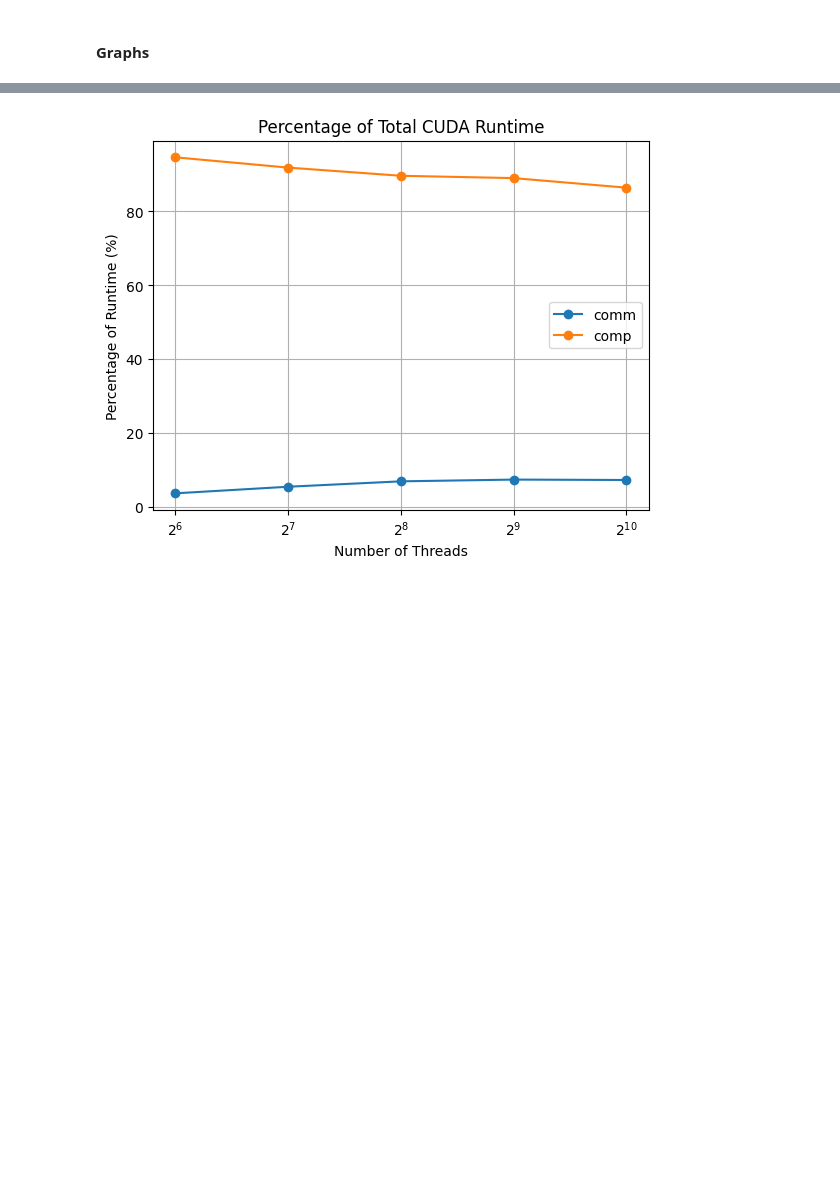
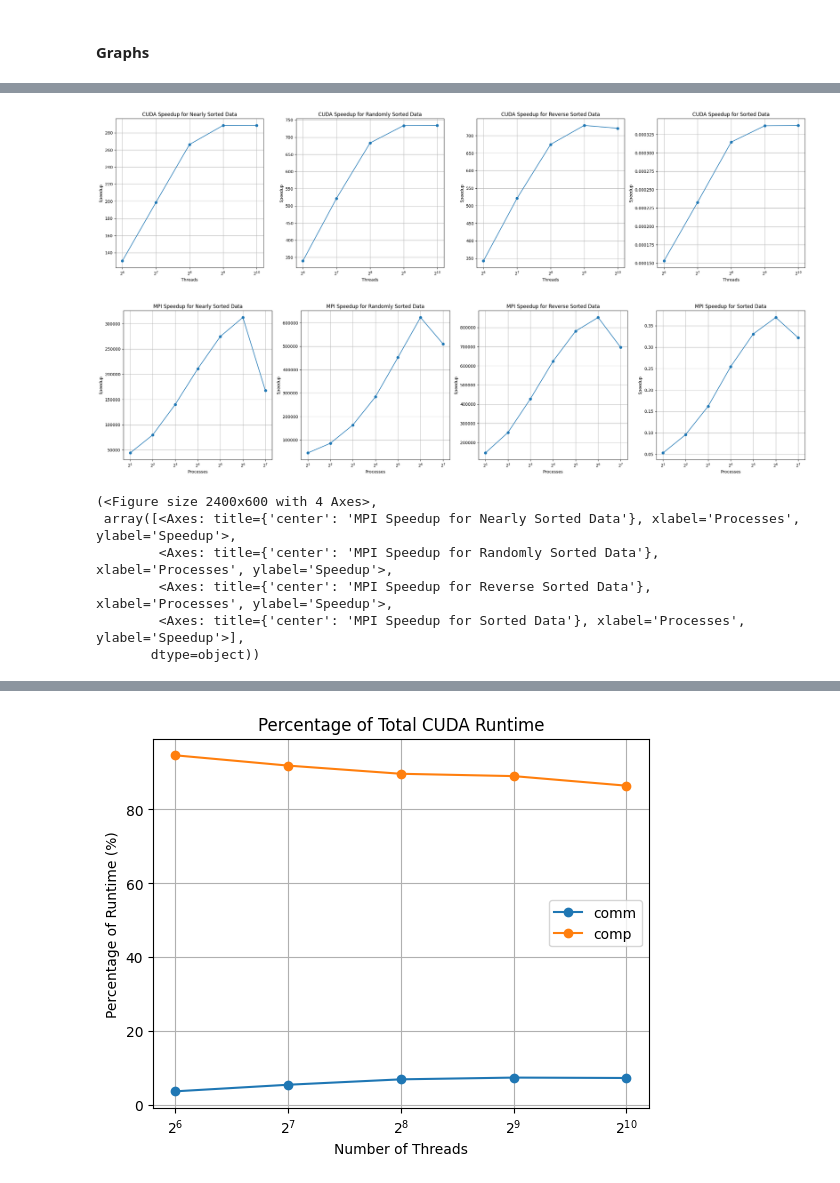
Before and after one commit to ananthk37/ParallelProject, a Jupyter notebook: project-analysis.ipynb, the cells around one changed output, grey strips where cells are left out. Drawn from its saved outputs; the diff is of its cells as text; code cells hidden in the pictures; blank space fills up the shorter version.

```diff
--- a/project-analysis.ipynb
+++ b/project-analysis.ipynb
@@ -257,0 +290,18 @@ def plot_inputs(df, title, xlabel, ylabel):
+# %%
+def plot_speedup(speedup, cuda=True):
+    x = threads if cuda else procs
+    prefix = "CUDA" if cuda else "MPI"
+    xlabel = "Threads" if cuda else "Processes"
+    inputs = ["Nearly Sorted", "Randomly Sorted", "Reverse Sorted", "Sorted"]
+
+    fig, ax = plt.subplots(1, len(speedup), figsize=(24, 6))
+    for i in range(len(speedup)):
+        ax[i].plot(x, speedup[i], marker='o')
+        ax[i].set_title(f"{prefix} Speedup for {inputs[i]} Data")
+        ax[i].set_xlabel(xlabel)
+        ax[i].set_ylabel("Speedup")
+        ax[i].grid(True)
+        ax[i].set_xscale("log", base=2)
+    plt.tight_layout()
+    plt.show()
+    return fig, ax
@@ -308,0 +388,25 @@ plot_inputs(ctk_mpi_2_20.dataframe.loc["comp"], "MPI Computation Time by Input T
+# %%
+# speedup
+speedup_cuda_nearly_comp = [ctk_seq.dataframe[1048576]["Total time"]["comp_large"]["nearly"] / ctk_cuda_strong_nearly.dataframe[1048576]["Total time"]["comp_large"][t] for t in threads]
+speedup_cuda_random_comp = [ctk_seq.dataframe[1048576]["Total time"]["comp_large"]["random"] / ctk_cuda_strong_random.dataframe[1048576]["Total time"]["comp_large"][t] for t in threads]
+speedup_cuda_reverse_comp = [ctk_seq.dataframe[1048576]["Total time"]["comp_large"]["reverse"] / ctk_cuda_strong_reverse.dataframe[1048576]["Total time"]["comp_large"][t] for t in threads]
+speedup_cuda_sorted_comp = [ctk_seq.dataframe[1048576]["Total time"]["comp_large"]["sorted"] / ctk_cuda_strong_sorted.dataframe[1048576]["Total time"]["comp_large"][t] for t in threads]
+speedup_cuda_comp = [speedup_cuda_nearly_comp, speedup_cuda_random_comp, speedup_cuda_reverse_comp, speedup_cuda_sorted_comp]
+
+speedup_mpi_nearly_comp = [ctk_seq.dataframe[1048576]["Total time"]["comp_large"]["nearly"] / ctk_mpi_strong_nearly.dataframe[1048576]["Avg time/rank"]["comp_large"][p] for p in procs]
+speedup_mpi_random_comp = [ctk_seq.dataframe[1048576]["Total time"]["comp_large"]["random"] / ctk_mpi_strong_random.dataframe[1048576]["Avg time/rank"]["comp_large"][p] for p in procs]
+speedup_mpi_reverse_comp = [ctk_seq.dataframe[1048576]["Total time"]["comp_large"]["reverse"] / ctk_mpi_strong_reverse.dataframe[1048576]["Avg time/rank"]["comp_large"][p] for p in procs]
+speedup_mpi_sorted_comp = [ctk_seq.dataframe[1048576]["Total time"]["comp_large"]["sorted"] / ctk_mpi_strong_sorted.dataframe[1048576]["Avg time/rank"]["comp_large"][p] for p in procs]
+speedup_mpi_comp = [speedup_mpi_nearly_comp, speedup_mpi_random_comp, speedup_mpi_reverse_comp, speedup_mpi_sorted_comp]
+
+plot_speedup(speedup_cuda_comp)
+plot_speedup(speedup_mpi_comp, cuda=False)
+# %% [output]
+[figure, added]
+[figure, added]
+(<Figure size 2400x600 with 4 Axes>,
+ array([<Axes: title={'center': 'MPI Speedup for Nearly Sorted Data'}, xlabel='Processes', ylabel='Speedup'>,
+        <Axes: title={'center': 'MPI Speedup for Randomly Sorted Data'}, xlabel='Processes', ylabel='Speedup'>,
+        <Axes: title={'center': 'MPI Speedup for Reverse Sorted Data'}, xlabel='Processes', ylabel='Speedup'>,
+        <Axes: title={'center': 'MPI Speedup for Sorted Data'}, xlabel='Processes', ylabel='Speedup'>],
+       dtype=object))
```
Also changed, not shown: parts of 32 cells of this notebook.
